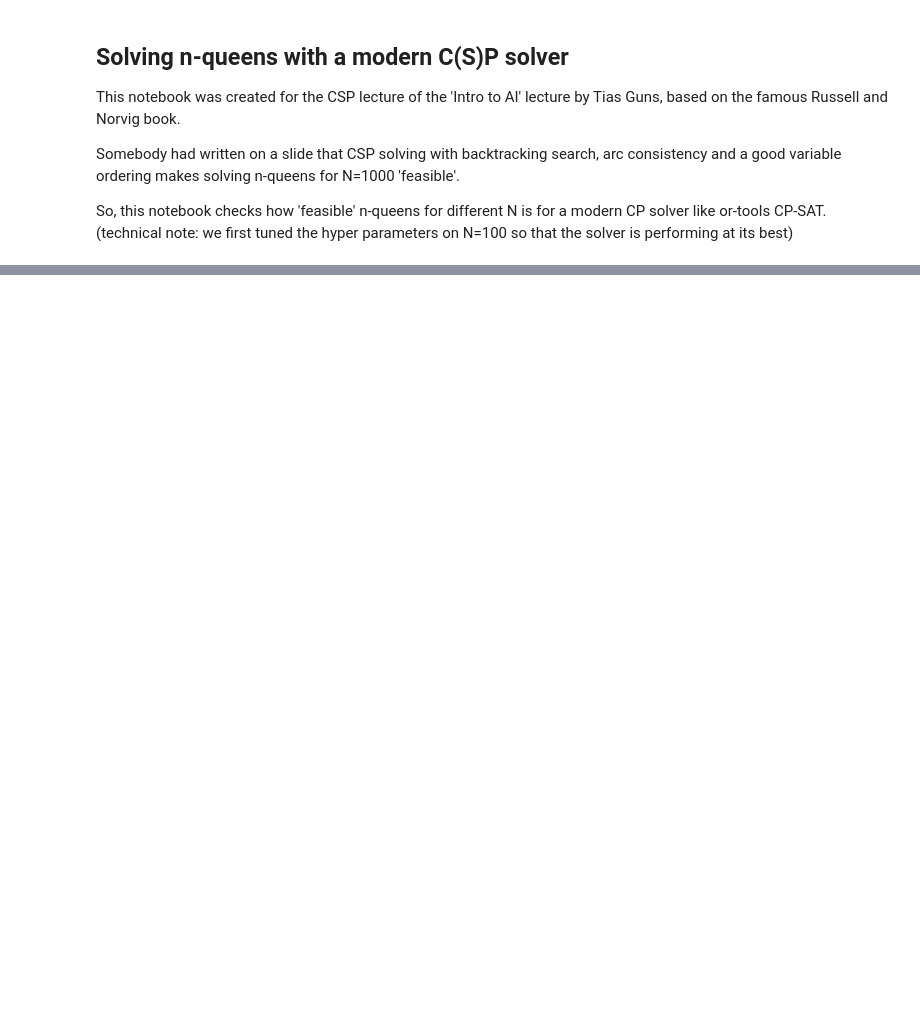
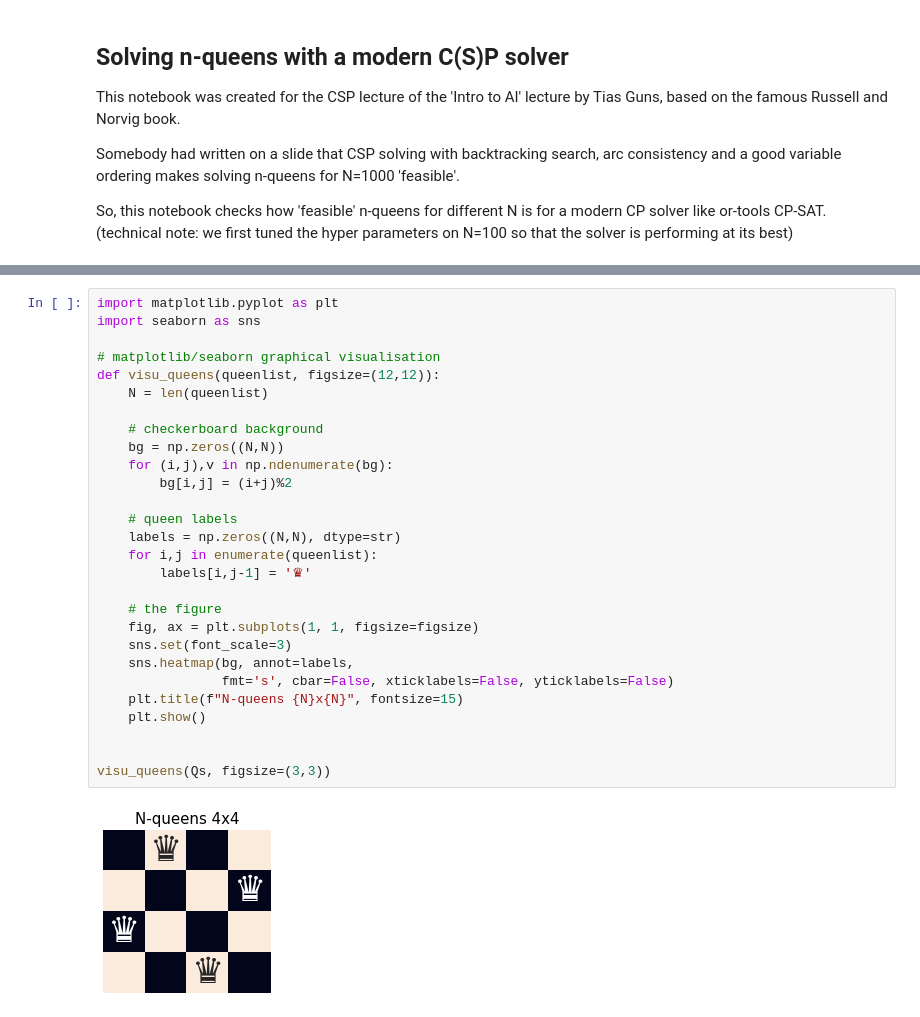
Before and after one commit to CPMpy/cpmpy, a Jupyter notebook: examples/nqueens_1000.ipynb, the cells around one changed output, grey strips where cells are left out. Drawn from its saved outputs; the diff is of its cells as text; blank space fills up the shorter version.

```diff
--- a/examples/nqueens_1000.ipynb
+++ b/examples/nqueens_1000.ipynb
@@ -72 +52,31 @@ ExitStatus.OPTIMAL (0.0008570330000000001 seconds)
+# %%
+import matplotlib.pyplot as plt
+import seaborn as sns
+
+# matplotlib/seaborn graphical visualisation
+def visu_queens(queenlist, figsize=(12,12)):
+    N = len(queenlist)
+
+    # checkerboard background
+    bg = np.zeros((N,N))
+    for (i,j),v in np.ndenumerate(bg):
+        bg[i,j] = (i+j)%2
+
+    # queen labels
+    labels = np.zeros((N,N), dtype=str)
+    for i,j in enumerate(queenlist):
+        labels[i,j-1] = '♛'
+
+    # the figure
+    fig, ax = plt.subplots(1, 1, figsize=figsize)
+    sns.set(font_scale=3)
+    sns.heatmap(bg, annot=labels,
+                fmt='s', cbar=False, xticklabels=False, yticklabels=False)
+    plt.title(f"N-queens {N}x{N}", fontsize=15)
+    plt.show()
+
+
+visu_queens(Qs, figsize=(3,3))
+# %% [output]
+[figure, added]
 # %%
```
Also changed, not shown: parts of 3 cells of this notebook, 9 other files.
